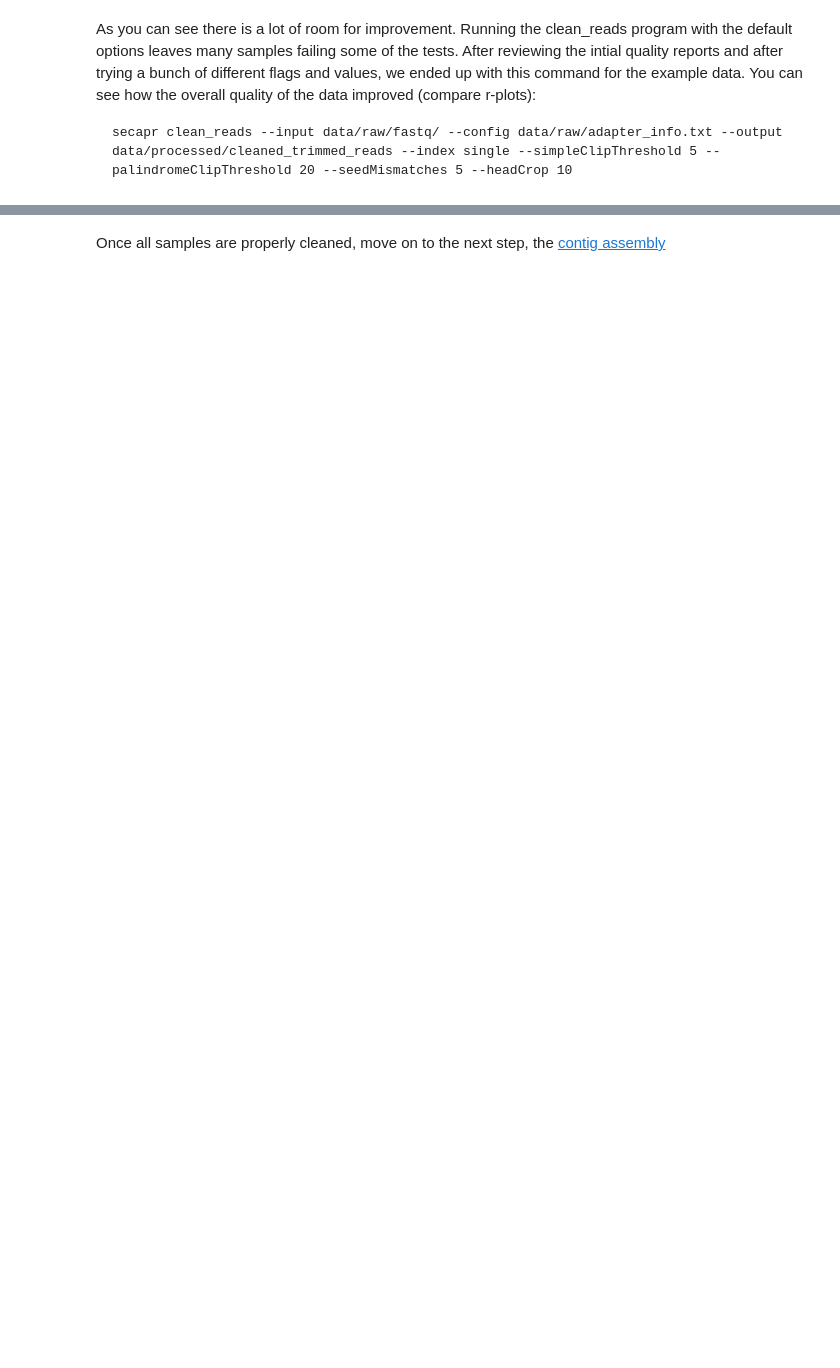
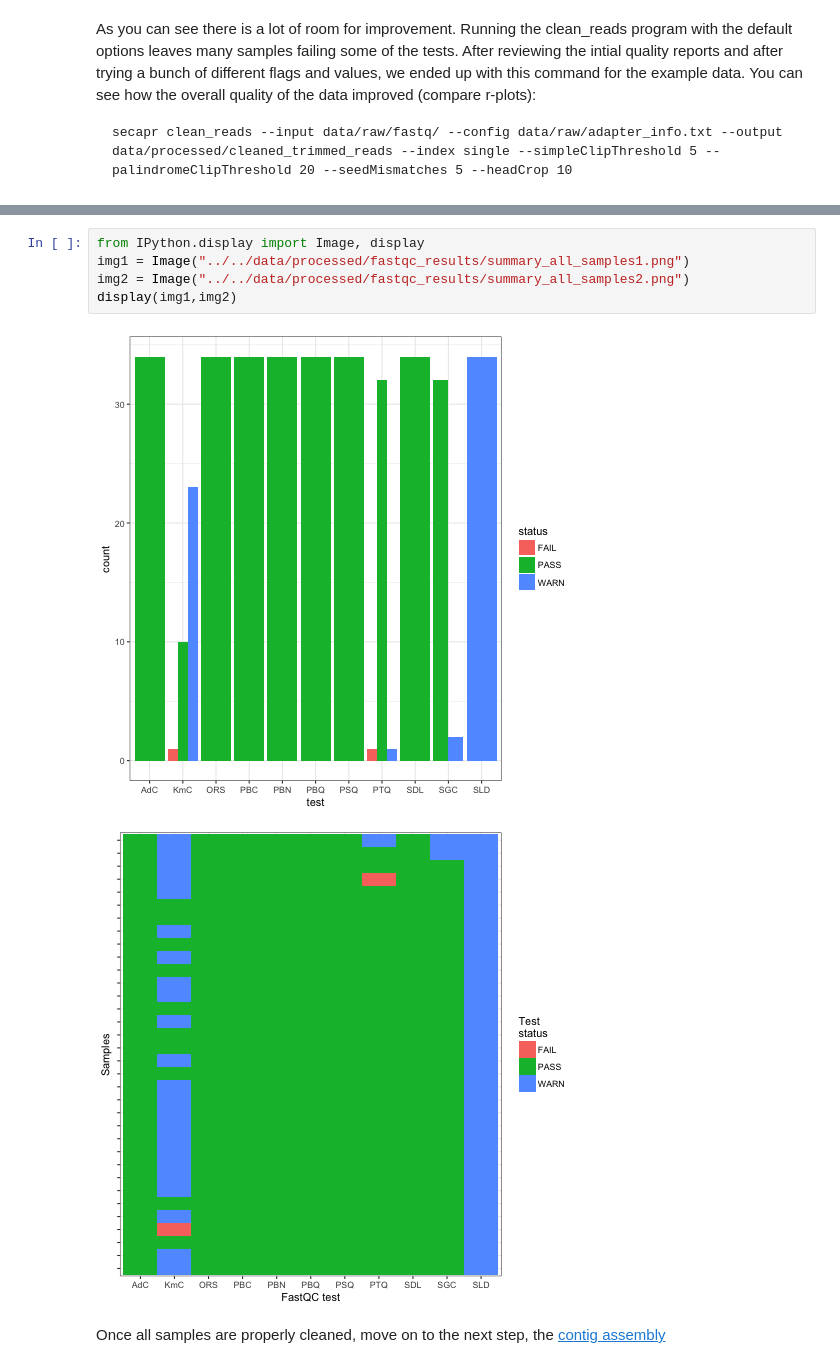
Before and after one commit to AntonelliLab/seqcap_processor, a Jupyter notebook: docs/notebook/cleaning_trimming.ipynb, the cells around one changed output, grey strips where cells are left out. Cells and saved outputs as stored; diff of their text form; blank space fills up the shorter version.

```diff
--- a/docs/notebook/cleaning_trimming.ipynb
+++ b/docs/notebook/cleaning_trimming.ipynb
@@ -133,2 +125,10 @@ display(HTML(imagesList))
+# %%
+from IPython.display import Image, display
+img1 = Image("../../data/processed/fastqc_results/summary_all_samples1.png")
+img2 = Image("../../data/processed/fastqc_results/summary_all_samples2.png")
+display(img1,img2)
+# %% [output]
+[figure, added]
+[figure, added]
 # %% [markdown]
 Once all samples are properly cleaned, move on to the next step, the [contig assembly](./assembly.ipynb)
```
Also changed, not shown: parts of 3 cells of this notebook.
